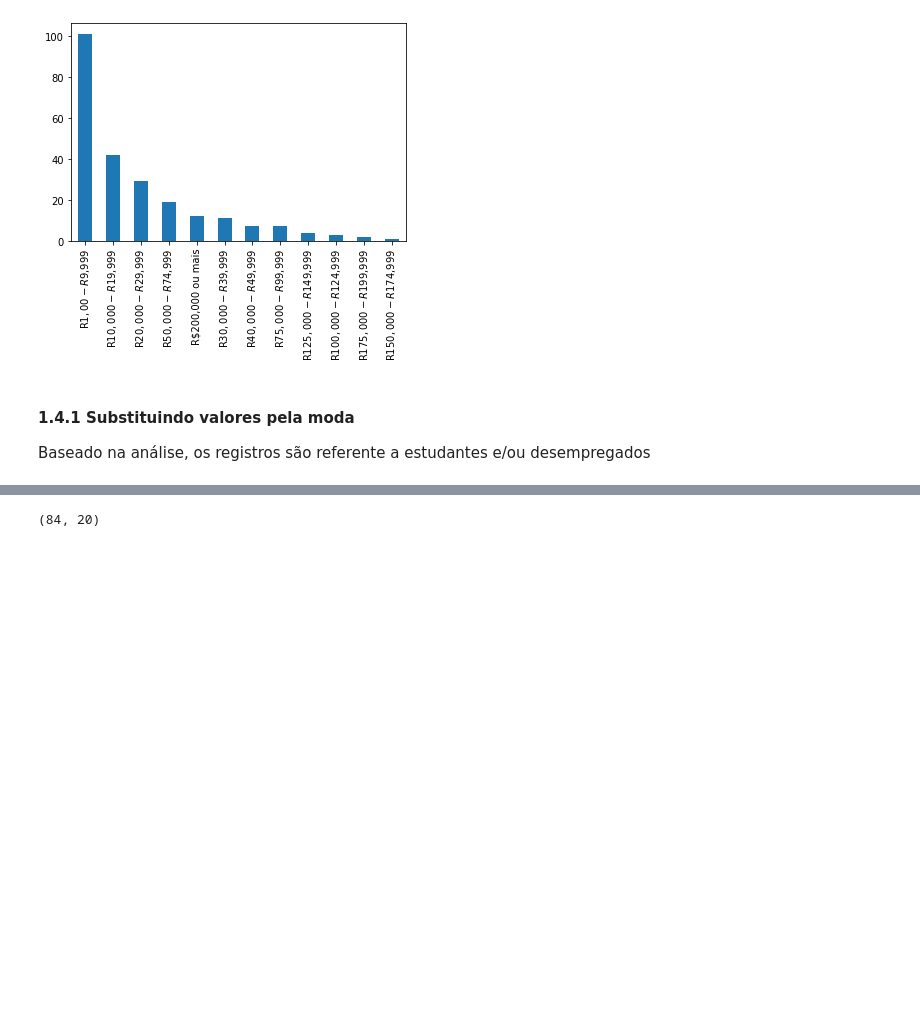
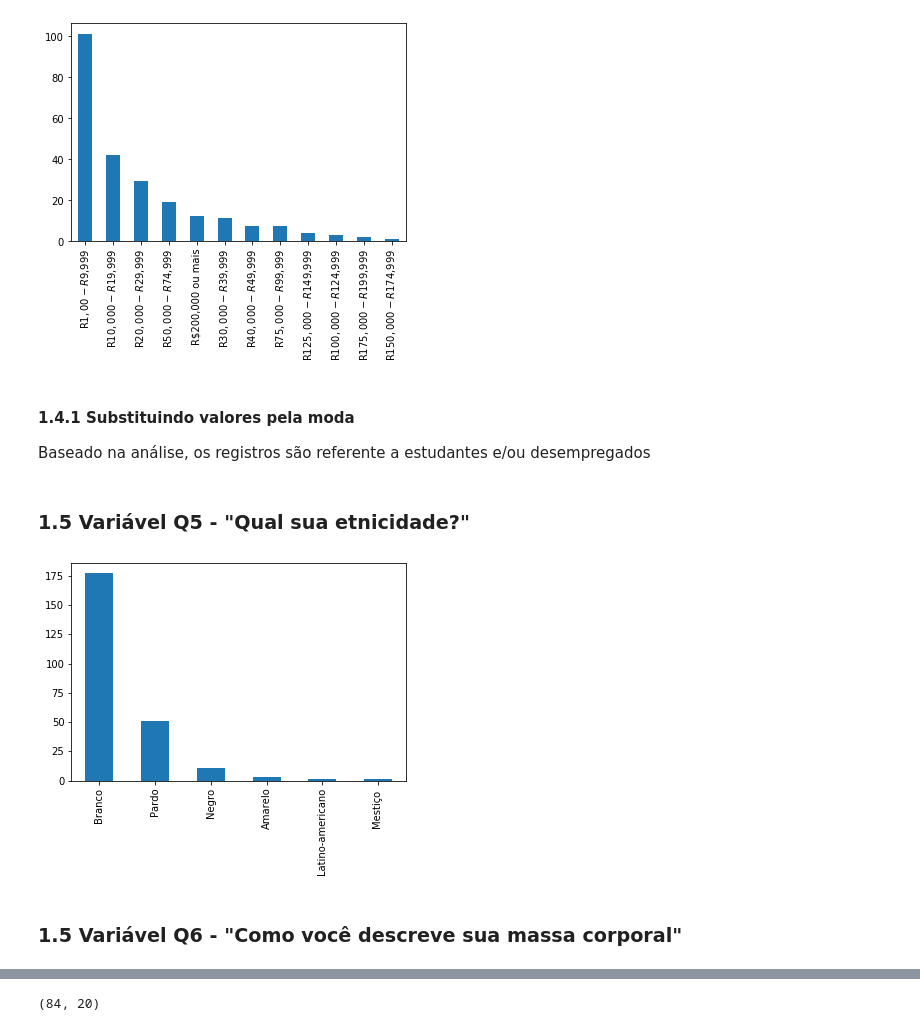
Before and after one commit to claytonrm/AnalisePreditivaSuicidio, a Jupyter notebook: AnalisePreditivaSuicidio.ipynb, the cells around one changed output, grey strips where cells are left out. Drawn from its saved outputs; the diff is of its cells as text; code cells hidden in the pictures; blank space fills up the shorter version.

```diff
--- a/AnalisePreditivaSuicidio.ipynb
+++ b/AnalisePreditivaSuicidio.ipynb
@@ -200,3 +206,12 @@ Baseado na análise, os registros são referente a estudantes e/ou desempregados
 mode = df['Q4'].value_counts().index[0]
 # %%
 df['Q4'].fillna(mode, inplace=True)
+# %% [markdown]
+### 1.5 Variável Q5 - "Qual sua etnicidade?"
+# %%
+df['Q5'].value_counts().plot.bar()
+plt.savefig('q5.png')
+# %% [output]
+[figure, added]
+# %% [markdown]
+### 1.5 Variável Q6 - "Como você descreve sua massa corporal"
```
Also changed, not shown: parts of 8 cells of this notebook.
